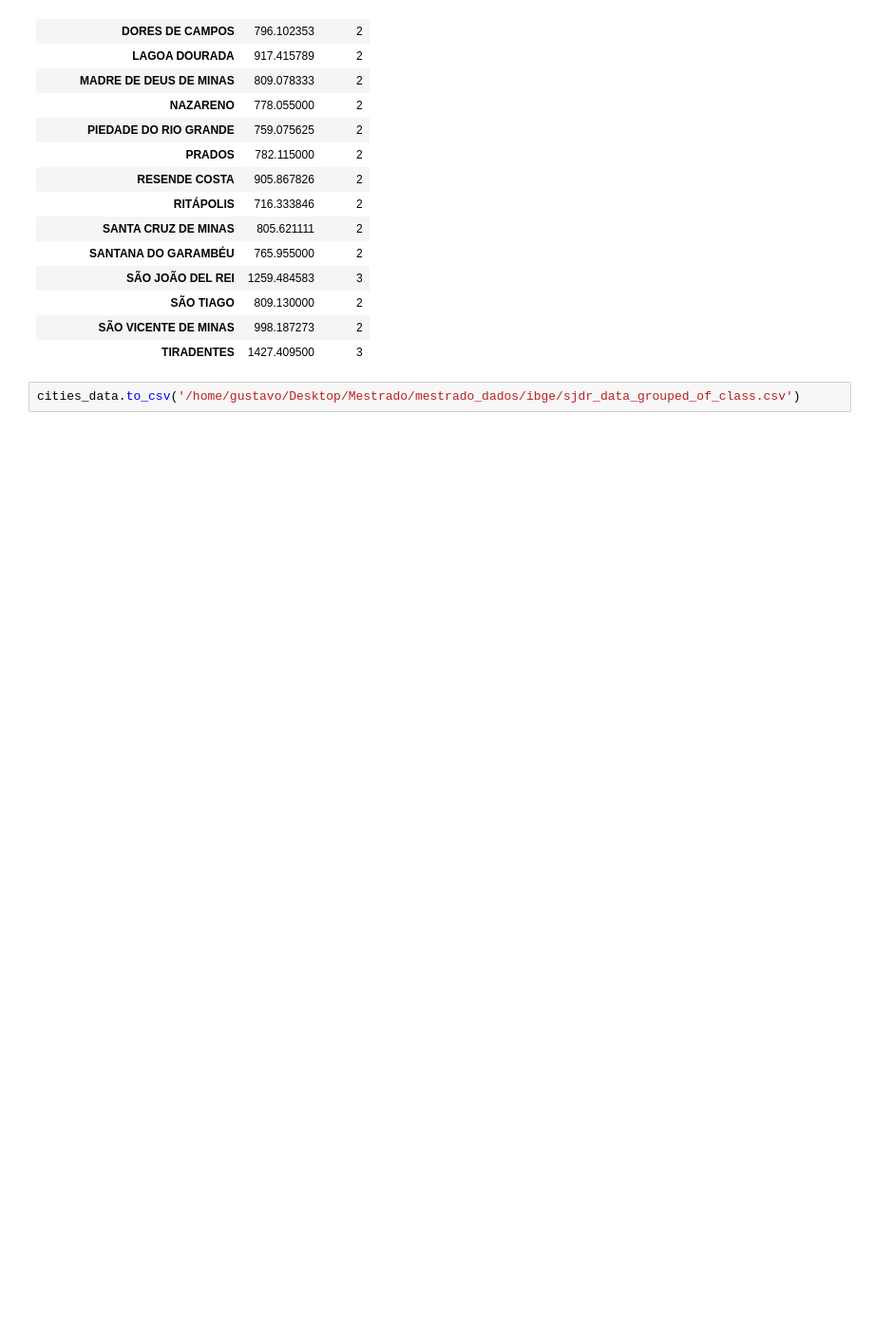
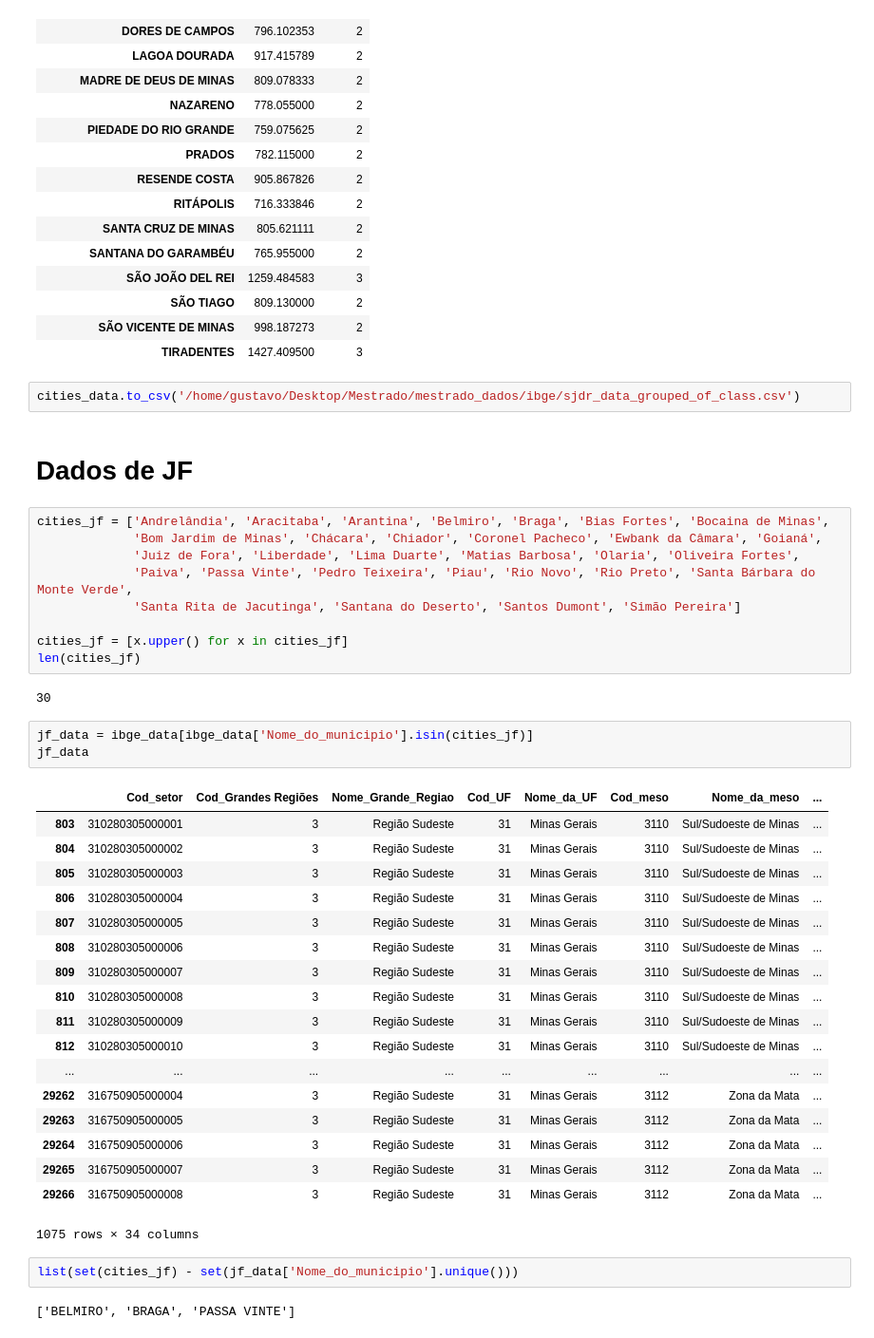
Before and after one commit to ghmc91/Projeto_Mestrado, a Jupyter notebook: Dados_Censo.ipynb, the cells around one changed output. Shown at 95% size. Saved outputs shown, nothing was run; the diff lists cells and outputs as text; blank space fills up the shorter version.

```diff
--- a/Dados_Censo.ipynb
+++ b/Dados_Censo.ipynb
@@ -212,3 +212,42 @@ cities_data
 | TIRADENTES | 1427.409500 | 3 |
 # %%
 cities_data.to_csv('/home/gustavo/Desktop/Mestrado/mestrado_dados/ibge/sjdr_data_grouped_of_class.csv')
+# %% [markdown]
+# Dados de JF
+# %%
+cities_jf = ['Andrelândia', 'Aracitaba', 'Arantina', 'Belmiro', 'Braga', 'Bias Fortes', 'Bocaina de Minas',
+             'Bom Jardim de Minas', 'Chácara', 'Chiador', 'Coronel Pacheco', 'Ewbank da Câmara', 'Goianá',
+             'Juiz de Fora', 'Liberdade', 'Lima Duarte', 'Matias Barbosa', 'Olaria', 'Oliveira Fortes',
+             'Paiva', 'Passa Vinte', 'Pedro Teixeira', 'Piau', 'Rio Novo', 'Rio Preto', 'Santa Bárbara do Monte Verde',
+             'Santa Rita de Jacutinga', 'Santana do Deserto', 'Santos Dumont', 'Simão Pereira']
+
+cities_jf = [x.upper() for x in cities_jf]
+len(cities_jf)
+# %% [output]
+30
+# %%
+jf_data = ibge_data[ibge_data['Nome_do_municipio'].isin(cities_jf)]
+jf_data
+# %% [output]
+|  | Cod_setor | Cod_Grandes Regiões | Nome_Grande_Regiao | Cod_UF | Nome_da_UF | Cod_meso | Nome_da_meso | ... |
+| 803 | 310280305000001 | 3 | Região Sudeste | 31 | Minas Gerais | 3110 | Sul/Sudoeste de Minas | ... |
+| 804 | 310280305000002 | 3 | Região Sudeste | 31 | Minas Gerais | 3110 | Sul/Sudoeste de Minas | ... |
+| 805 | 310280305000003 | 3 | Região Sudeste | 31 | Minas Gerais | 3110 | Sul/Sudoeste de Minas | ... |
+| 806 | 310280305000004 | 3 | Região Sudeste | 31 | Minas Gerais | 3110 | Sul/Sudoeste de Minas | ... |
+| 807 | 310280305000005 | 3 | Região Sudeste | 31 | Minas Gerais | 3110 | Sul/Sudoeste de Minas | ... |
+| 808 | 310280305000006 | 3 | Região Sudeste | 31 | Minas Gerais | 3110 | Sul/Sudoeste de Minas | ... |
+| 809 | 310280305000007 | 3 | Região Sudeste | 31 | Minas Gerais | 3110 | Sul/Sudoeste de Minas | ... |
+| 810 | 310280305000008 | 3 | Região Sudeste | 31 | Minas Gerais | 3110 | Sul/Sudoeste de Minas | ... |
+| 811 | 310280305000009 | 3 | Região Sudeste | 31 | Minas Gerais | 3110 | Sul/Sudoeste de Minas | ... |
+| 812 | 310280305000010 | 3 | Região Sudeste | 31 | Minas Gerais | 3110 | Sul/Sudoeste de Minas | ... |
+| ... | ... | ... | ... | ... | ... | ... | ... | ... |
+| 29262 | 316750905000004 | 3 | Região Sudeste | 31 | Minas Gerais | 3112 | Zona da Mata | ... |
+| 29263 | 316750905000005 | 3 | Região Sudeste | 31 | Minas Gerais | 3112 | Zona da Mata | ... |
+| 29264 | 316750905000006 | 3 | Região Sudeste | 31 | Minas Gerais | 3112 | Zona da Mata | ... |
+| 29265 | 316750905000007 | 3 | Região Sudeste | 31 | Minas Gerais | 3112 | Zona da Mata | ... |
+| 29266 | 316750905000008 | 3 | Região Sudeste | 31 | Minas Gerais | 3112 | Zona da Mata | ... |
+1075 rows × 34 columns
+# %%
+list(set(cities_jf) - set(jf_data['Nome_do_municipio'].unique()))
+# %% [output]
+['BELMIRO', 'BRAGA', 'PASSA VINTE']
```
Also changed, not shown: parts of 4 cells of this notebook, 10 other files.
